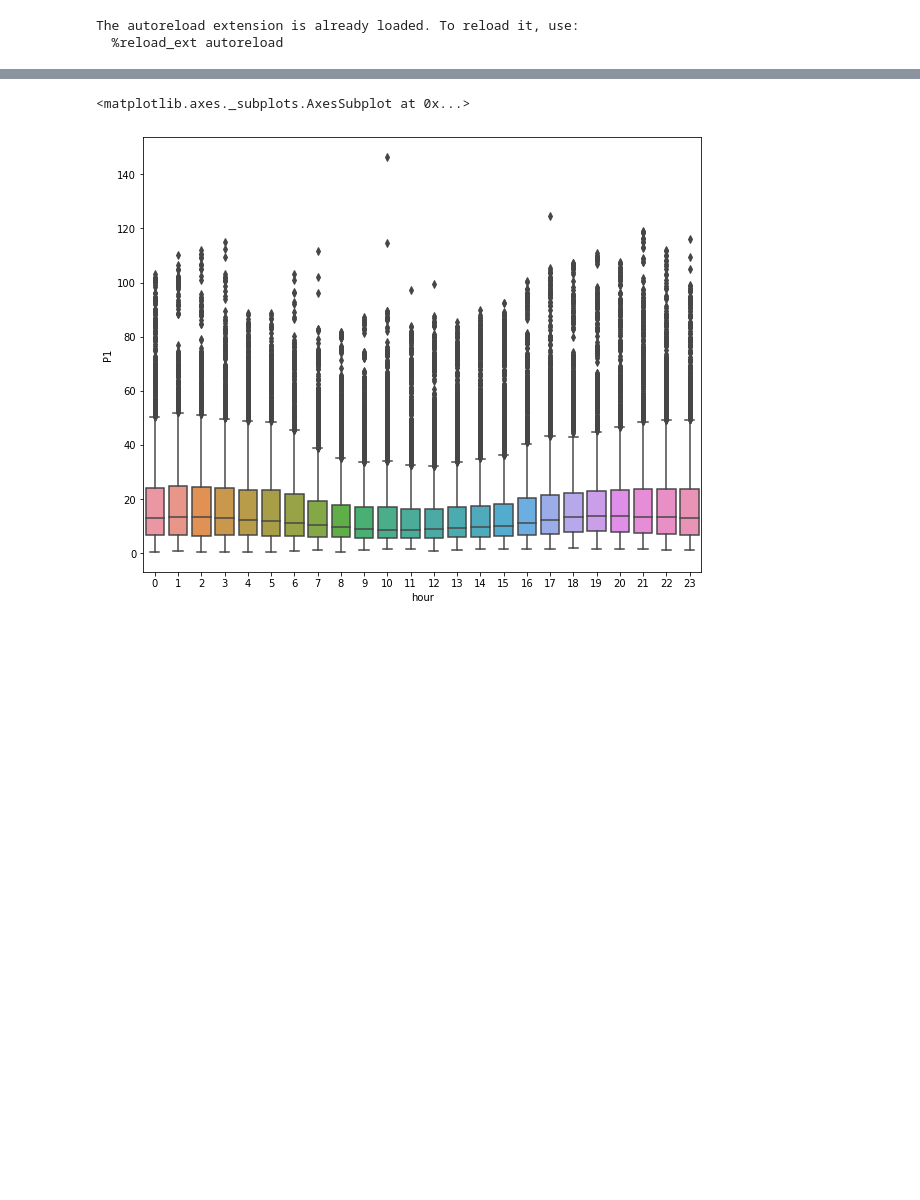
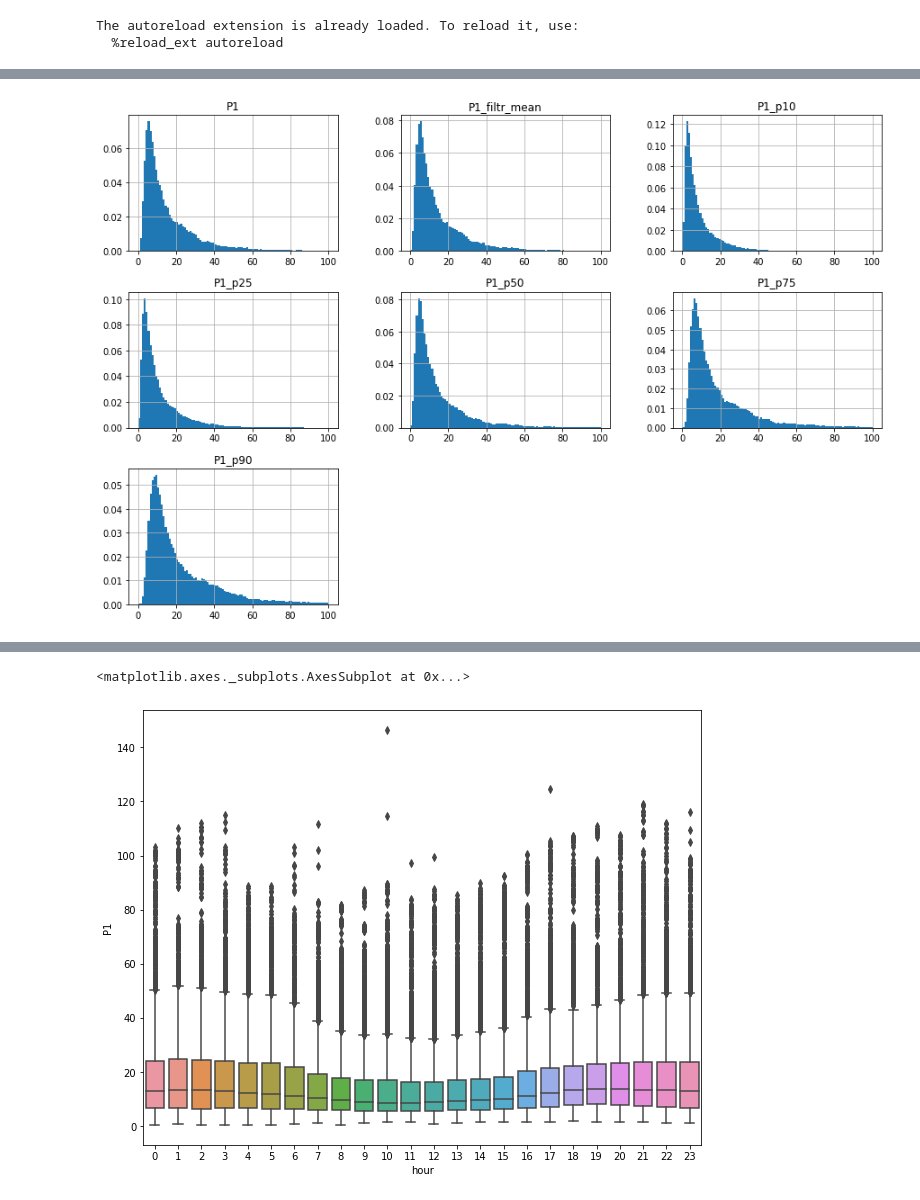
Before and after one commit to aerubanov/Proj_Air_Quality, a Jupyter notebook: notebooks/EDA.ipynb, the cells around one changed output, grey strips where cells are left out. Cells and saved outputs as stored; diff of their text form; code cells hidden in the pictures; blank space fills up the shorter version.

Commit message:
add new hist

```diff
--- a/notebooks/EDA.ipynb
+++ b/notebooks/EDA.ipynb
@@ -33,0 +42,5 @@ ax.legend(loc = 'best')
+# %%
+columns = ['P1', 'P1_filtr_mean', 'P1_p10', 'P1_p25', 'P1_p50', 'P1_p75', 'P1_p90']
+_ = data.hist(column=columns, density=True, bins=100, figsize=(15, 10), range=(0,100))
+# %% [output]
+[figure, added]
```
Also changed, not shown: parts of 20 cells of this notebook.
